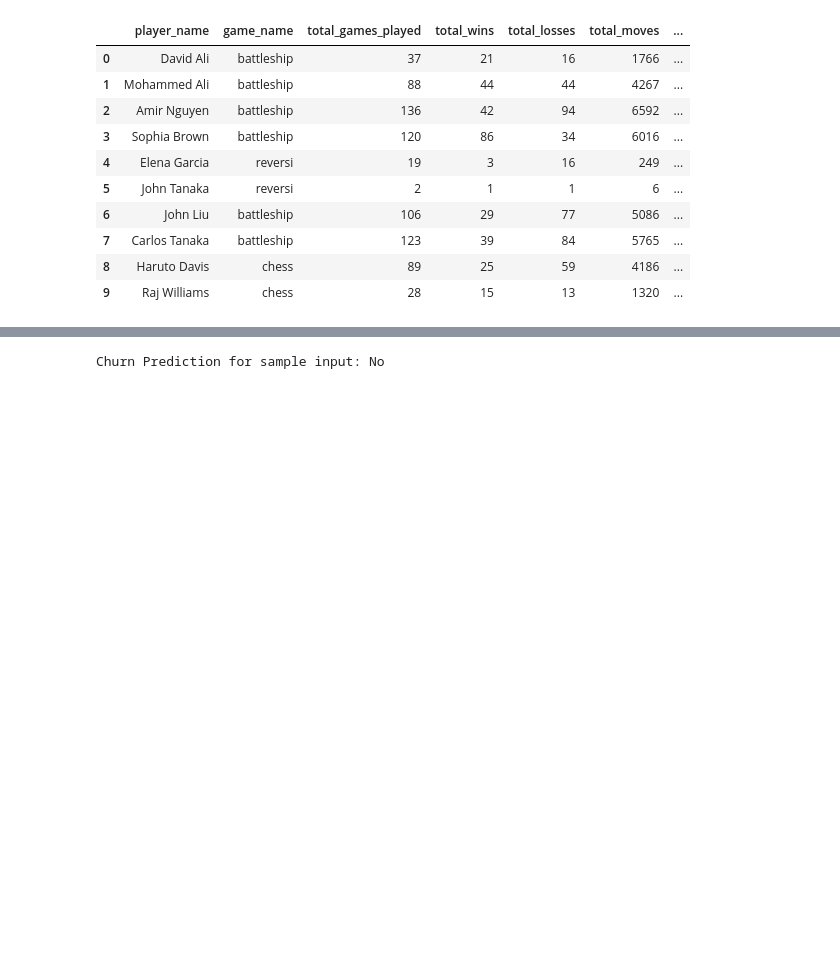
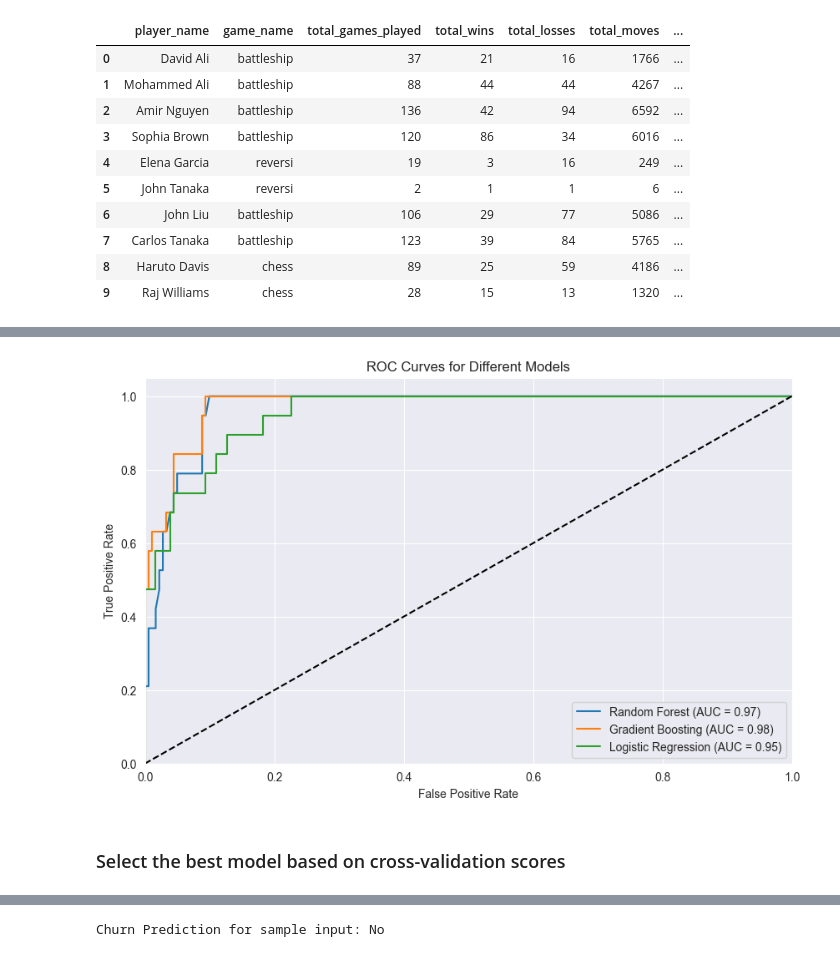
Before and after one commit to HopeyCodeDS/bandit-games-ml-analytics, a Jupyter notebook: PredictionSystem/notebooks/player_churn.ipynb, the cells around one changed output, grey strips where cells are left out. Cells and saved outputs as stored; diff of their text form; code cells hidden in the pictures; blank space fills up the shorter version.

```diff
--- a/PredictionSystem/notebooks/player_churn.ipynb
+++ b/PredictionSystem/notebooks/player_churn.ipynb
@@ -119,9 +174,10 @@ models = {
 # %%
-# Train and evaluate each model
 results = {}
 for name, model in models.items():
-    # Train the model
-    model.fit(X_train_scaled, y_train)
+    print(f"\nTraining {name}...")
+
+    # Train the model on balanced data
+    model.fit(X_train_balanced, y_train_balanced)
 
     # Make predictions
     y_pred = model.predict(X_test_scaled)
@@ -132,19 +188,13 @@ for name, model in models.items():
         'Confusion Matrix': confusion_matrix(y_test, y_pred)
     }
 
-    # Cross-validation score
-    cv_scores = cross_val_score(model, X_train_scaled, y_train, cv=5)
+    # Cross-validation score using stratified k-fold
+    cv = StratifiedKFold(n_splits=5, shuffle=True, random_state=42)
+    cv_scores = cross_val_score(model, X_train_balanced, y_train_balanced, cv=cv)
     results[name]['CV Scores'] = cv_scores
+
     print(f"\n{name} Results:")
     print("Cross-validation scores:", cv_scores.mean())
     print("\nClassification Report:")
     print(results[name]['Classification Report'])
-
-    # Plot confusion matrix
-    plt.figure(figsize=(8, 6))
-    sns.heatmap(results[name]['Confusion Matrix'], annot=True, fmt='d', cmap='Blues')
-    plt.title(f'Confusion Matrix - {name}')
-    plt.ylabel('True Label')
-    plt.xlabel('Predicted Label')
-    plt.show()
 # %% [output]
@@ -239,2 +256,26 @@ is_churned
 Name: count, dtype: int64
+# %%
+# Plot ROC curves for all models
+plt.figure(figsize=(10, 6))
+
+for name, model in models.items():
+    if hasattr(model, "predict_proba"):
+        y_pred_proba = model.predict_proba(X_test_scaled)[:, 1]
+        fpr, tpr, _ = roc_curve(y_test, y_pred_proba)
+        roc_auc = auc(fpr, tpr)
+
+        plt.plot(fpr, tpr, label=f'{name} (AUC = {roc_auc:.2f})')
+
+plt.plot([0, 1], [0, 1], 'k--')
+plt.xlim([0.0, 1.0])
+plt.ylim([0.0, 1.05])
+plt.xlabel('False Positive Rate')
+plt.ylabel('True Positive Rate')
+plt.title('ROC Curves for Different Models')
+plt.legend(loc="lower right")
+plt.show()
+# %% [output]
+[figure, added]
+# %% [markdown]
+### Select the best model based on cross-validation scores
 # %%
```
Also changed, not shown: parts of 30 cells of this notebook, 22 other files.
